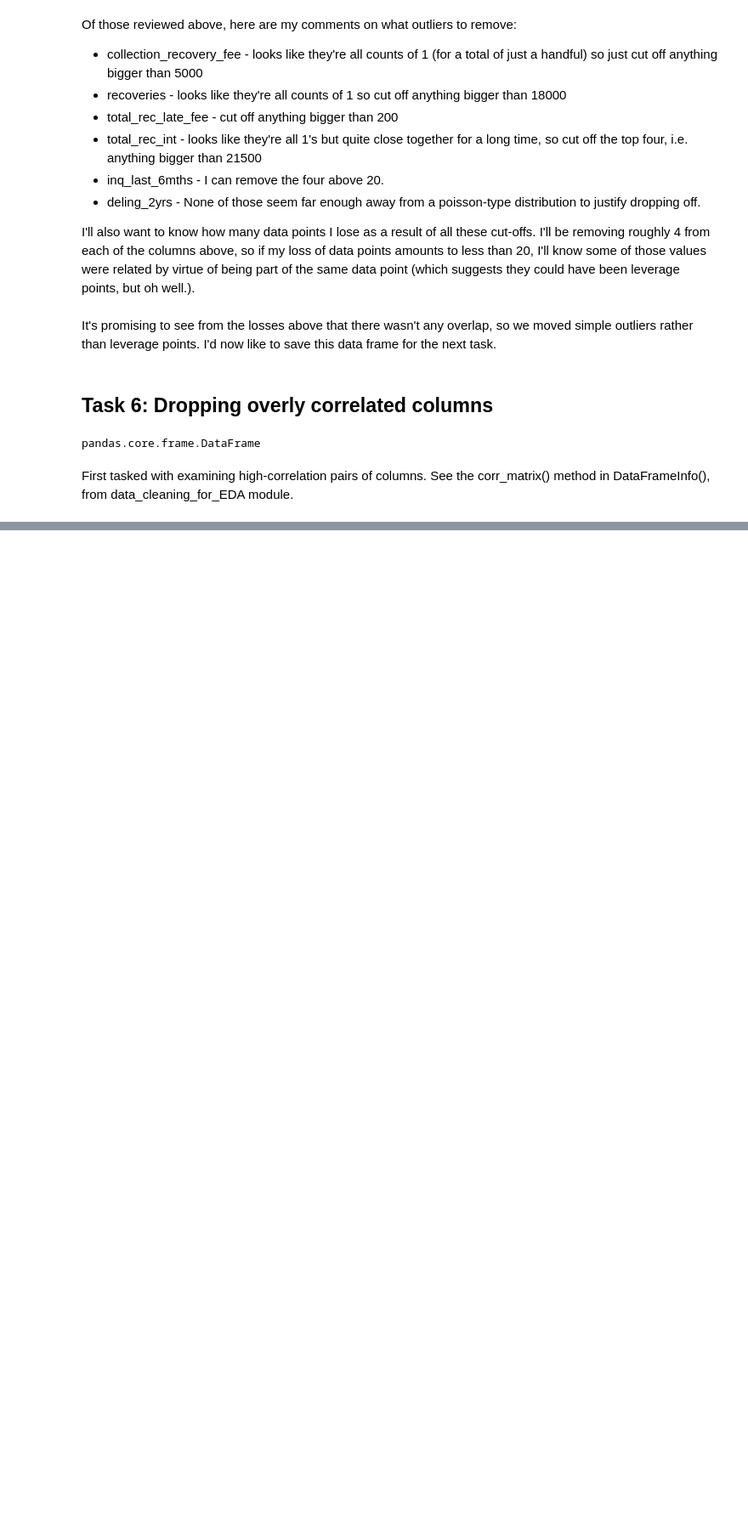
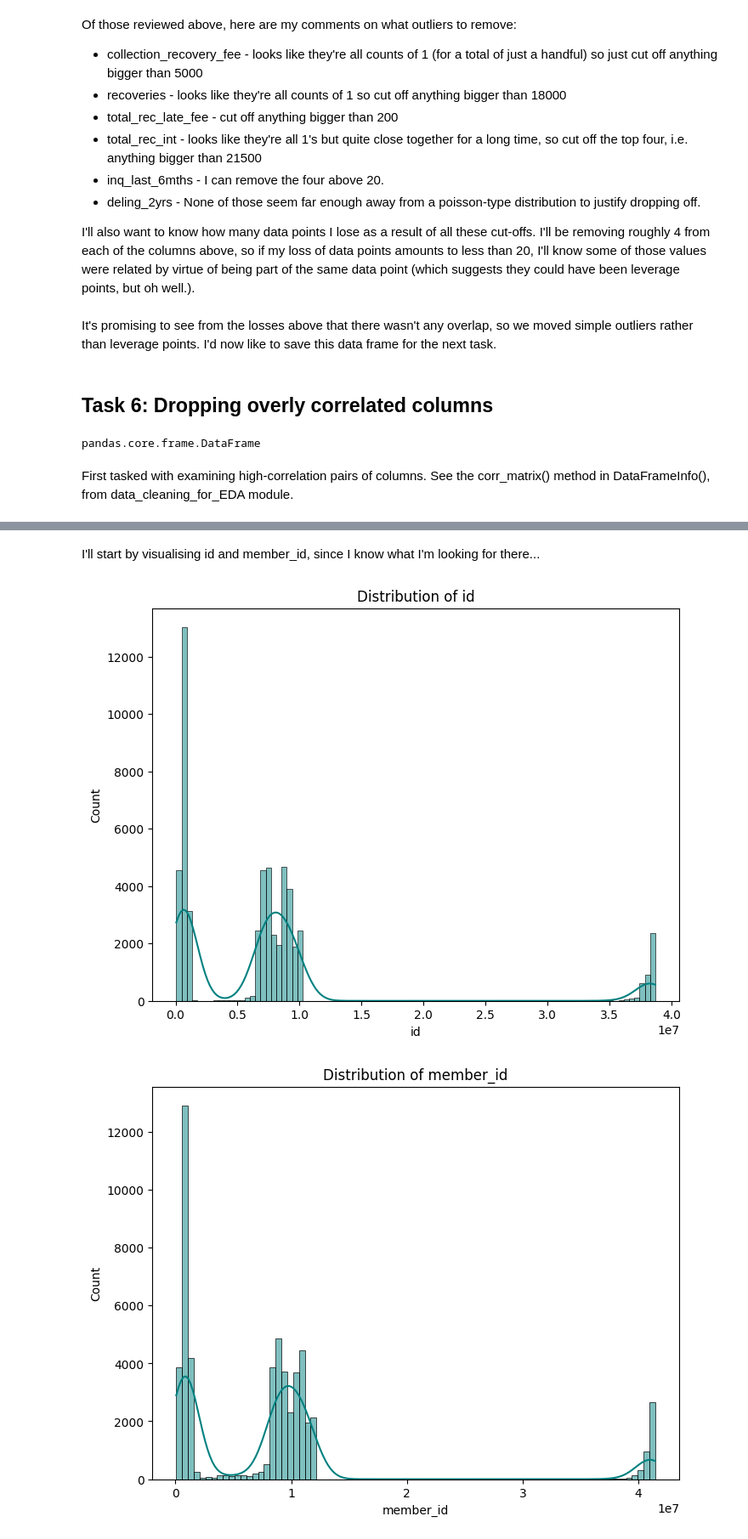
Before and after one commit to ThanksCheersHrng/exploratory-data-analysis---customer-loans-in-finance202, a Jupyter notebook: ongoing_workspace_2.ipynb, the cells around one changed output, grey strips where cells are left out. Shown: that part at 85% size. Cells and saved outputs as stored; diff of their text form; code cells hidden in the pictures; blank space fills up the shorter version.

```diff
--- a/ongoing_workspace_2.ipynb
+++ b/ongoing_workspace_2.ipynb
@@ -153,0 +150,8 @@ KeyError: "None of [Index([                      ('Unnamed: 0', 'id'),\n
+# %% [markdown]
+I'll start by visualising id and member_id, since I know what I'm looking for there...
+# %%
+df.plot_column('id')
+df.plot_column('member_id')
+# %% [output]
+[figure, added]
+[figure, added]
```
Also changed, not shown: parts of 8 cells of this notebook, 4 other files.
